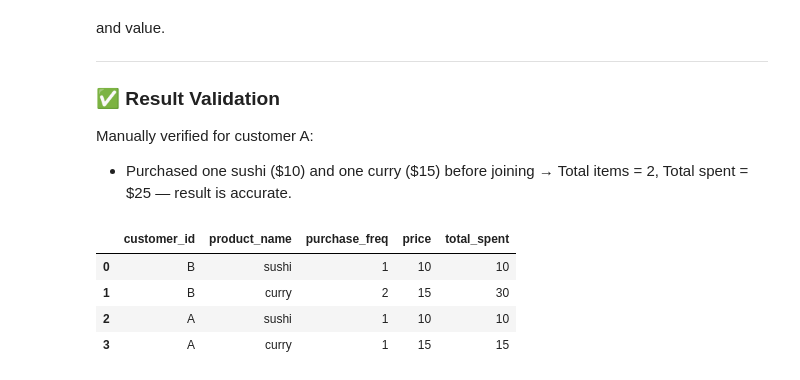
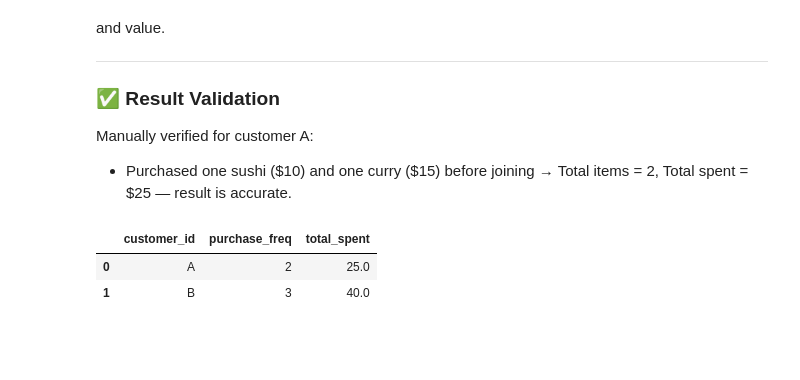
Before and after one commit to rexchou0715/sql_case_study, a Jupyter notebook: 001_dannys_diner/case_study.ipynb, the cells around one changed output. Saved outputs shown, nothing was run; the diff lists cells and outputs as text; code cells hidden in the pictures; blank space fills up the shorter version.

```diff
--- a/001_dannys_diner/case_study.ipynb
+++ b/001_dannys_diner/case_study.ipynb
@@ -803,51 +803,49 @@ WITH purchase_frequency AS(
         s.product_id,
         COUNT(*) AS purchase_freq,
     FROM
         sales s
     INNER JOIN
         members m
     ON s.customer_id = m.customer_id
     WHERE s.order_date < m.join_date
     GROUP BY s.customer_id, s.product_id
 )
 
 SELECT
     pf.customer_id,
     m.product_name,
     pf.purchase_freq,
     m.price,
     (purchase_freq * price) AS total_spent
 FROM
     purchase_frequency pf
 INNER JOIN
     menu m
 ON pf.product_id = m.product_id;
 """
 
 # Total spent per customer
 
-# query = """
-# SELECT
-#     s.customer_id,
-#     COUNT(*) AS purchase_freq,
-#     SUM(mn.price) AS total_spent
-# FROM
-#     sales s
-# INNER JOIN
-#     members m
-# ON s.customer_id = m.customer_id
-# INNER JOIN
-#     menu mn
-# ON s.product_id = mn.product_id
-# WHERE s.order_date < m.join_date
-# GROUP BY s.customer_id;
-# """
+query = """
+SELECT
+    s.customer_id,
+    COUNT(*) AS purchase_freq,
+    SUM(mn.price) AS total_spent
+FROM
+    sales s
+INNER JOIN
+    members m
+ON s.customer_id = m.customer_id
+INNER JOIN
+    menu mn
+ON s.product_id = mn.product_id
+WHERE s.order_date < m.join_date
+GROUP BY s.customer_id;
+"""
 
 result = con.execute(query).fetchdf()
 result
 # %% [output]
-|  | customer_id | product_name | purchase_freq | price | total_spent |
-| 0 | B | sushi | 1 | 10 | 10 |
-| 1 | B | curry | 2 | 15 | 30 |
-| 2 | A | sushi | 1 | 10 | 10 |
-| 3 | A | curry | 1 | 15 | 15 |
+|  | customer_id | purchase_freq | total_spent |
+| 0 | A | 2 | 25.0 |
+| 1 | B | 3 | 40.0 |
```
Also changed, not shown: parts of 1 cell of this notebook.
